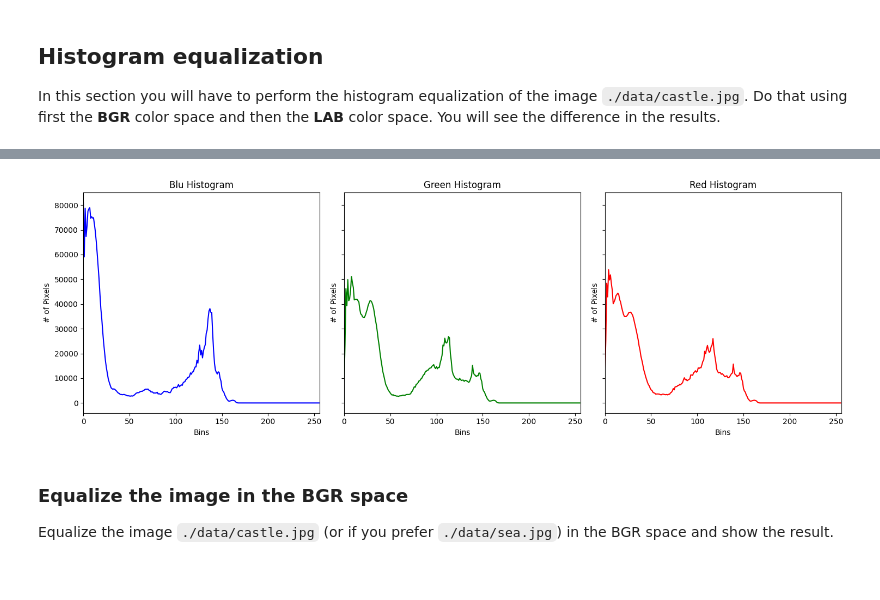
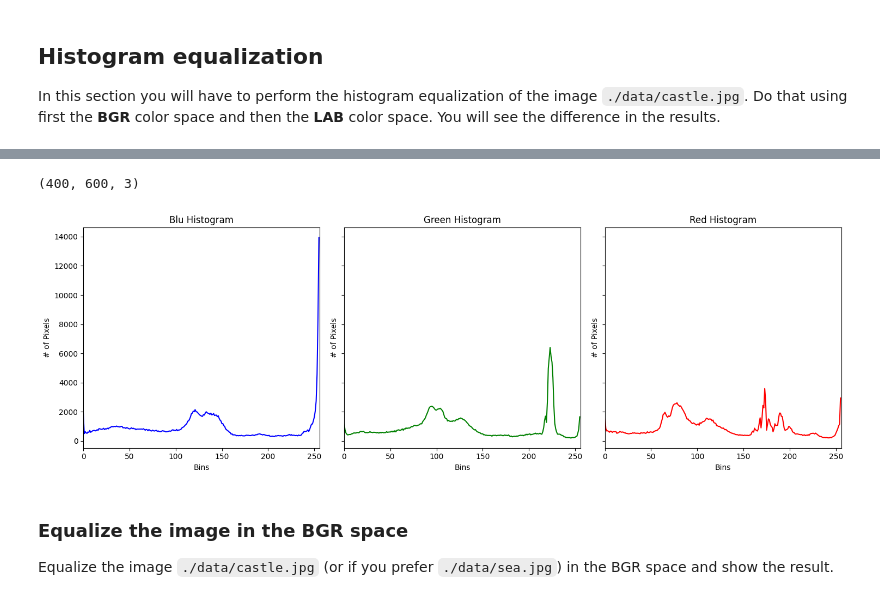
Before and after one commit to giacomocalabria/Lab-Computer-Vision, a Jupyter notebook: lab1/template_lab01.ipynb, the cells around one changed output, grey strips where cells are left out. Drawn from its saved outputs; the diff is of its cells as text; code cells hidden in the pictures.

```diff
--- a/lab1/template_lab01.ipynb
+++ b/lab1/template_lab01.ipynb
@@ -51,6 +51,12 @@ def calc_hists(img: np.ndarray) -> list:
     Returns:
         list: list of histograms
     """
+    print(img.shape)
+
+    if(img.shape[2] == 1):
+        hist = [0]
+        hist[0] = cv.calcHist([img],[0],None,[256],[0,256], accumulate=False)
+        return hist
     hist = [0, 0, 0]
     for i in range(img.shape[2]):
         hist[i] = cv.calcHist([img],[i],None,[256],[0,256], accumulate=False)
@@ -68,21 +74,30 @@ def show_histogram(hists: list) -> np.ndarray:
     Returns:
         img (numpy.ndarray): image containing the histograms
      """
+    if(len(hists) == 1):
+        plt.figure()
+        plt.plot(hists[0])
+        plt.title("Gray Histogram")
+        plt.xlabel("Bins")
+        plt.ylabel("# of Pixels")
+        plt.xlim([0, 256])
+        plt.show()
 
-    colors = ['blue', 'green', 'red']
-    titles = ['Blu Histogram', 'Green Histogram', 'Red Histogram']
+    else:
+        colors = ['blue', 'green', 'red']
+        titles = ['Blu Histogram', 'Green Histogram', 'Red Histogram']
 
-    fig, axes = plt.subplots(1, 3, figsize=(15, 5), sharey=True)
+        fig, axes = plt.subplots(1, 3, figsize=(15, 5), sharey=True)
 
-    for i, ax in enumerate(axes):
-        ax.plot(hists[i], color=colors[i])
-        ax.set_title(titles[i])
-        ax.set_xlabel("Bins")
-        ax.set_ylabel("# of Pixels")
-        ax.set_xlim([0, 256])
+        for i, ax in enumerate(axes):
+            ax.plot(hists[i], color=colors[i])
+            ax.set_title(titles[i])
+            ax.set_xlabel("Bins")
+            ax.set_ylabel("# of Pixels")
+            ax.set_xlim([0, 256])
 
-    plt.tight_layout()
-    plt.show()
+        plt.tight_layout()
+        plt.show()
 
     # Usa la canvas per ottenere l'immagine dalla figura matplotlib
     fig.canvas.draw()
@@ -146,22 +161,23 @@ def img_hist(img: np.ndarray, hists: list[np.ndarray], scaling_factor: float = 0
     return combined_img
 # %%
 # Load one image and show it
-image = cv.imread('data/barbecue.jpg')
+image = cv.imread('data/portello.png')
 
 hist_list = calc_hists(image)
 
 #hist_img = show_histogram(hist_list)
 
 # Fuse the histogram image with the original one
 out_image = img_hist(image, hist_list)
 
 # Show the image with the histograms
 cv.namedWindow('Histogram', cv.WINDOW_GUI_NORMAL)
 cv.imshow('Histogram', out_image)
 key = cv.waitKey(0)
 cv.destroyAllWindows()
 # %% [output]
+(400, 600, 3)
-[figure, old version]
+[figure, new version]
 # %% [markdown]
 ### Equalize the image in the BGR space
 
```
Also changed, not shown: parts of 1 cell of this notebook, 1 other file.
